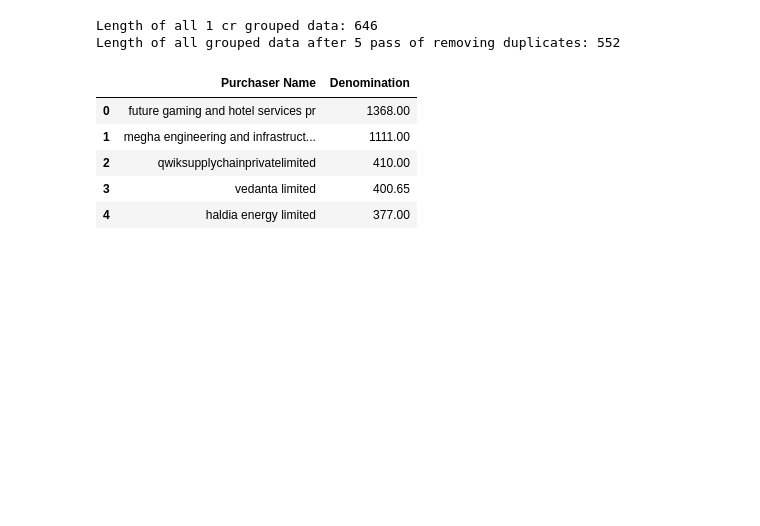
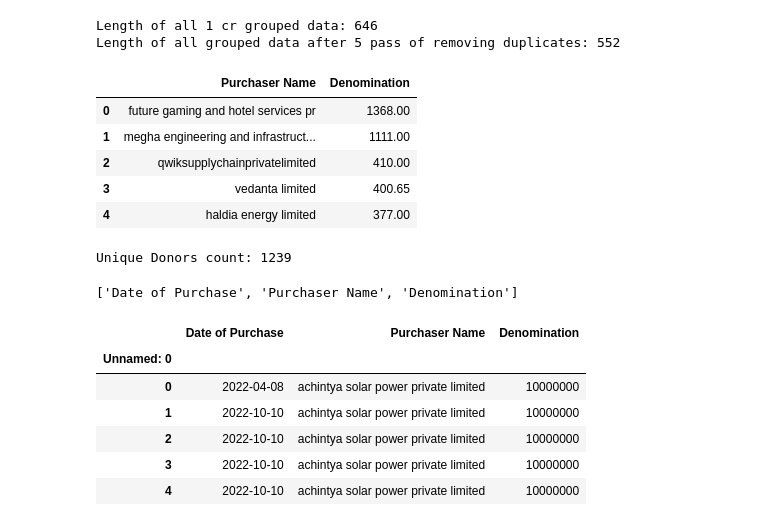
Before and after one commit to neerajgoyal12/electoral_bonds, a Jupyter notebook: notebook.ipynb, the cells around one changed output. Cells and saved outputs as stored; diff of their text form; code cells hidden in the pictures; blank space fills up the shorter version.

```diff
--- a/notebook.ipynb
+++ b/notebook.ipynb
@@ -333,0 +351,4 @@ all_clean_data.to_csv('1-crore-donar-electoral-bonds.csv')
+# %%
+print(f"Unique Donors count: {len(all_df)}")
+# %% [output]
+Unique Donors count: 1239
@@ -333,0 +366,14 @@ all_clean_data.to_csv('1-crore-donar-electoral-bonds.csv')
+# %%
+combined_df_2.drop(['index'], axis=1, inplace=True)
+print(combined_df_2.columns.tolist())
+# combined_df_2.drop(['index'], axis=1, inplace=True)
+combined_df_2.head()
+# %% [output]
+['Date of Purchase', 'Purchaser Name', 'Denomination']
+|  | Date of Purchase | Purchaser Name | Denomination |
+| Unnamed: 0 |  |  |  |
+| 0 | 2022-04-08 | achintya solar power private limited | 10000000 |
+| 1 | 2022-10-10 | achintya solar power private limited | 10000000 |
+| 2 | 2022-10-10 | achintya solar power private limited | 10000000 |
+| 3 | 2022-10-10 | achintya solar power private limited | 10000000 |
+| 4 | 2022-10-10 | achintya solar power private limited | 10000000 |
```
Also changed, not shown: parts of 18 cells of this notebook.
